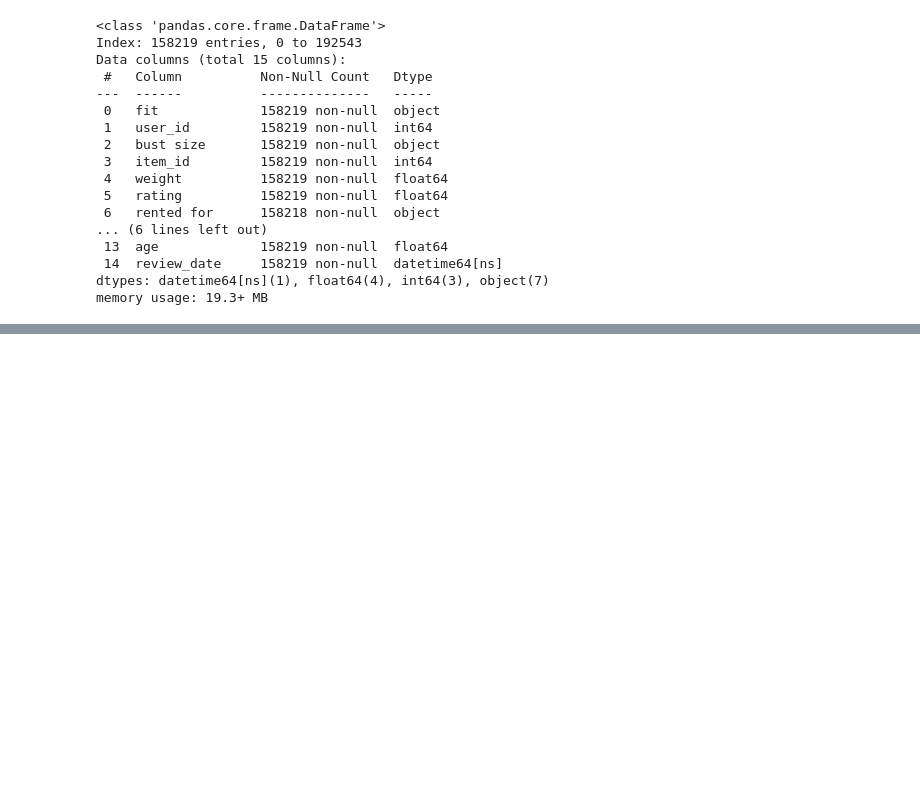
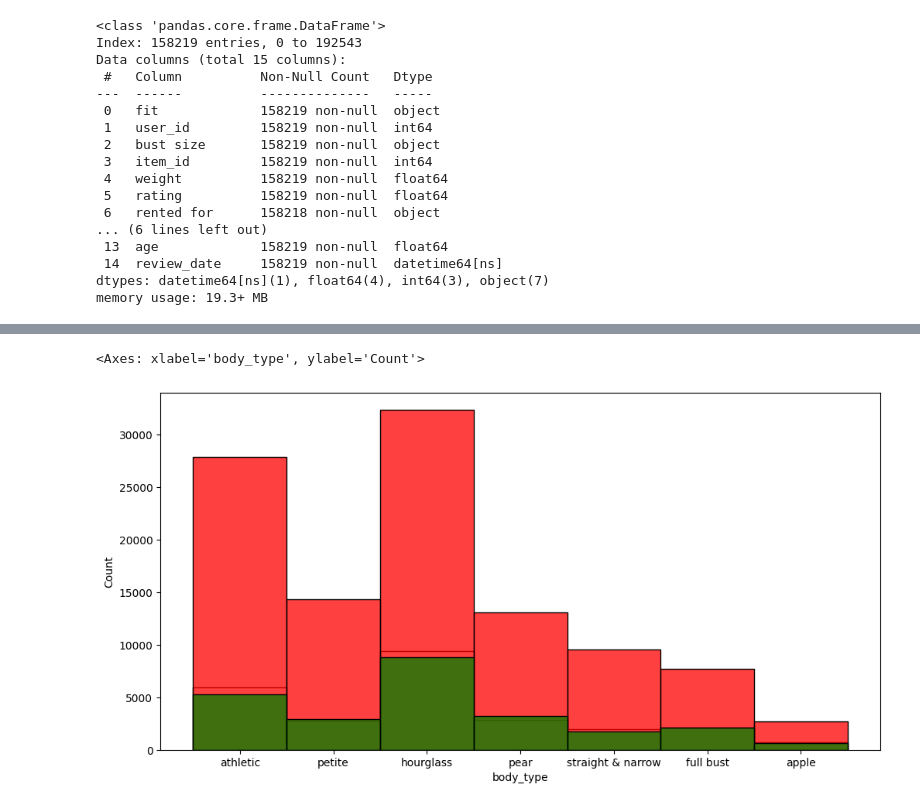
Before and after one commit to vandanshah17/CMPE_255_FitSense, a Jupyter notebook: CMPE255_FitSense.ipynb, the cells around one changed output, grey strips where cells are left out. Cells and saved outputs as stored; diff of their text form; code cells hidden in the pictures; blank space fills up the shorter version.

```diff
--- a/CMPE255_FitSense.ipynb
+++ b/CMPE255_FitSense.ipynb
@@ -151,0 +140,9 @@ newdf = df.copy()
+# %%
+#Plotting histogram between body type and frequency
+plt.figure(figsize=(12,6))
+sns.histplot(newdf[newdf['fit'] == -1]['body_type'], color='white')
+sns.histplot(newdf[newdf['fit'] == 0]['body_type'],color='red')
+sns.histplot(newdf[newdf['fit'] == 1]['body_type'],color='green')
+# %% [output]
+<Axes: xlabel='body_type', ylabel='Count'>
+[figure, added]
```
Also changed, not shown: parts of 8 cells of this notebook.
